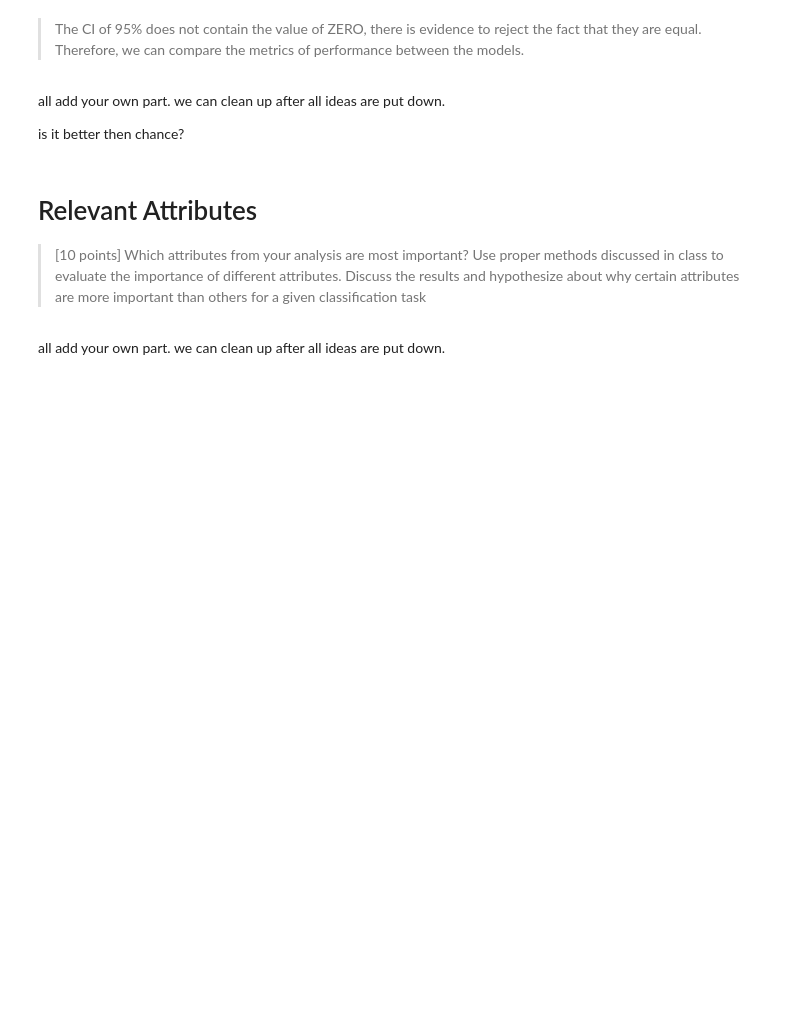
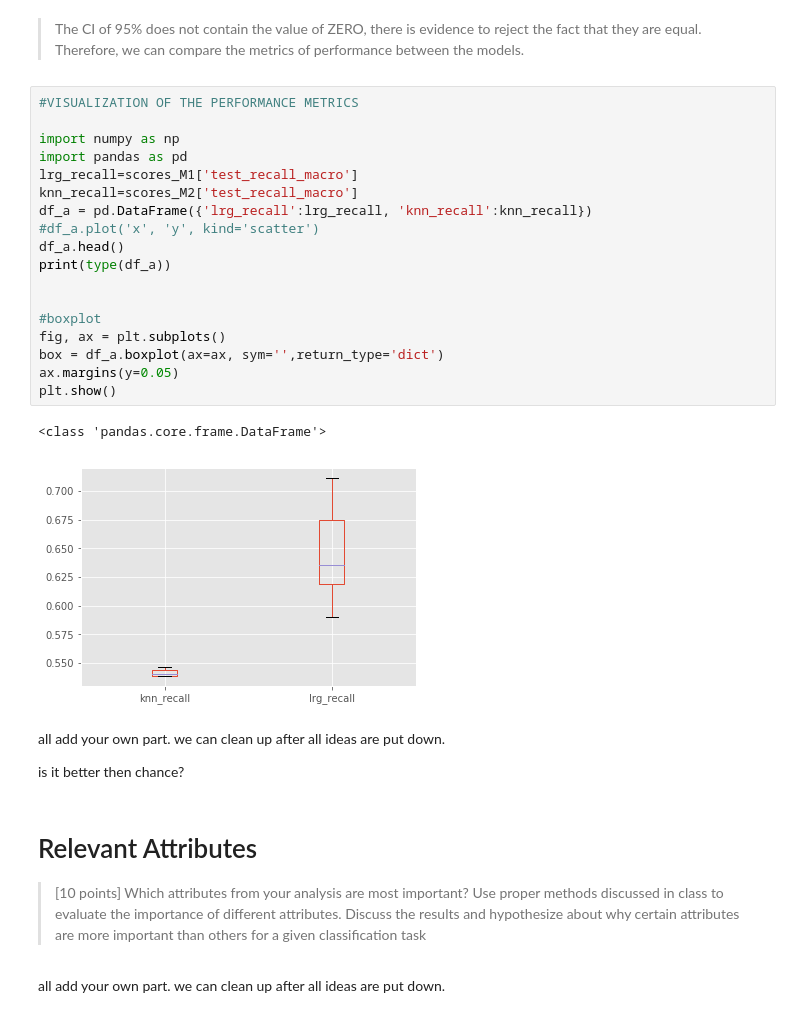
Before and after one commit to josteinstraume/classification-project2, a Jupyter notebook: notebooks/project2-report.ipynb, the cells around one changed output. Cells and saved outputs as stored; diff of their text form; blank space fills up the shorter version.

Commit message:
Visualization Recall
Visualization of the recall for the classification models.

```diff
--- a/notebooks/project2-report.ipynb
+++ b/notebooks/project2-report.ipynb
@@ -1459,5 +1470,26 @@ Range of: -0.12815868331170316 -0.08198387255029961
 # %% [markdown]
 > The CI of 95% does not contain the value of ZERO, there is evidence to reject the fact that they are equal. Therefore, we can compare the metrics of performance between the models.
+# %%
+#VISUALIZATION OF THE PERFORMANCE METRICS
+
+import numpy as np
+import pandas as pd
+lrg_recall=scores_M1['test_recall_macro']
+knn_recall=scores_M2['test_recall_macro']
+df_a = pd.DataFrame({'lrg_recall':lrg_recall, 'knn_recall':knn_recall})
+#df_a.plot('x', 'y', kind='scatter')
+df_a.head()
+print(type(df_a))
+
+
+#boxplot
+fig, ax = plt.subplots()
+box = df_a.boxplot(ax=ax, sym='',return_type='dict')
+ax.margins(y=0.05)
+plt.show()
+# %% [output]
+<class 'pandas.core.frame.DataFrame'>
+[figure, added]
 # %% [markdown]
 all add your own part. we can clean up after all ideas are put down.
 
```
Also changed, not shown: parts of 1 cell of this notebook.
